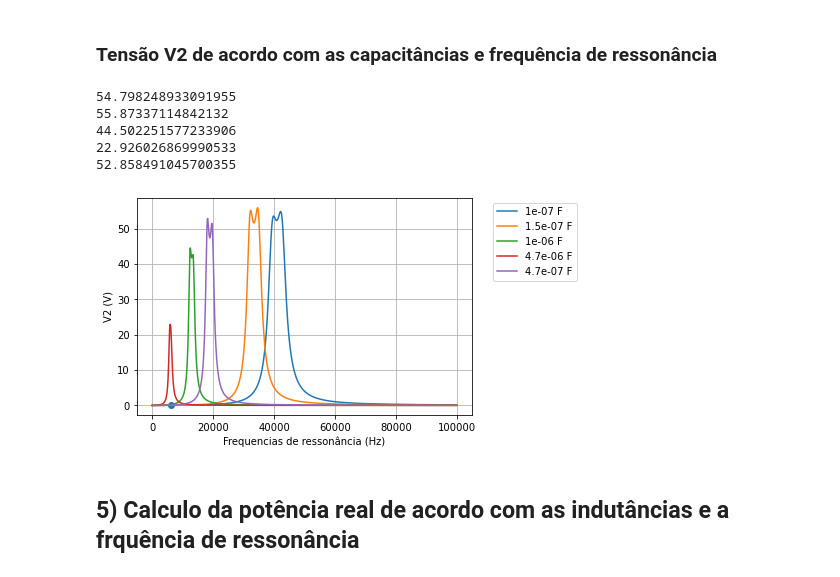
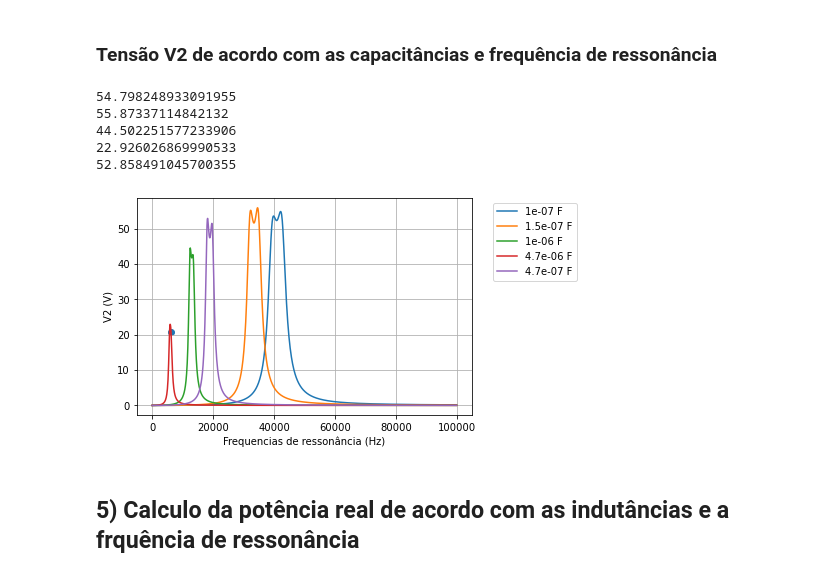
Before and after one commit to brunameinberg/projetoeletromag, a Jupyter notebook: projeto_eletromag_v2.ipynb, the cells around one changed output. Drawn from its saved outputs; the diff is of its cells as text; code cells hidden in the pictures.

```diff
--- a/projeto_eletromag_v2.ipynb
+++ b/projeto_eletromag_v2.ipynb
@@ -249,35 +249,35 @@ freq_reson = range(1,100000,100)
 In_lis89 = [[],[],[],[],[],[]]
 
 
 for C in capacitores:
     for fr in freq_reson:
         In_lis89[capacitores.index(C)].append(abs(V2_2(C,fr)))
 
     print(max(In_lis89[capacitores.index(C)]))
 
 
 
 #plotando os gráficos
 for i in range(0,5):
     plt.plot(freq_reson,In_lis89[i],label=f'{capacitores[i]} F')
 
-plt.scatter(6200,abs(V2_2(4.7e-7,6200)))
+plt.scatter(6200,abs(V2_2(4.7e-6,6200)))
 plt.legend(bbox_to_anchor=(1.05, 1),loc='upper left')
 plt.xlabel('Frequencias de ressonância (Hz)')
 plt.ylabel('V2 (V)')
 plt.grid()
 plt.show()
 
 
 
 #1.5 e-07
 # %% [output]
 54.798248933091955
 55.87337114842132
 44.502251577233906
 22.926026869990533
 52.858491045700355
-[figure, old version]
+[figure, new version]
 # %% [markdown]
 ## 5) Calculo da potência real de acordo com as indutâncias e a frquência de ressonância
 # %%
```
Also changed, not shown: parts of 1 cell of this notebook.
